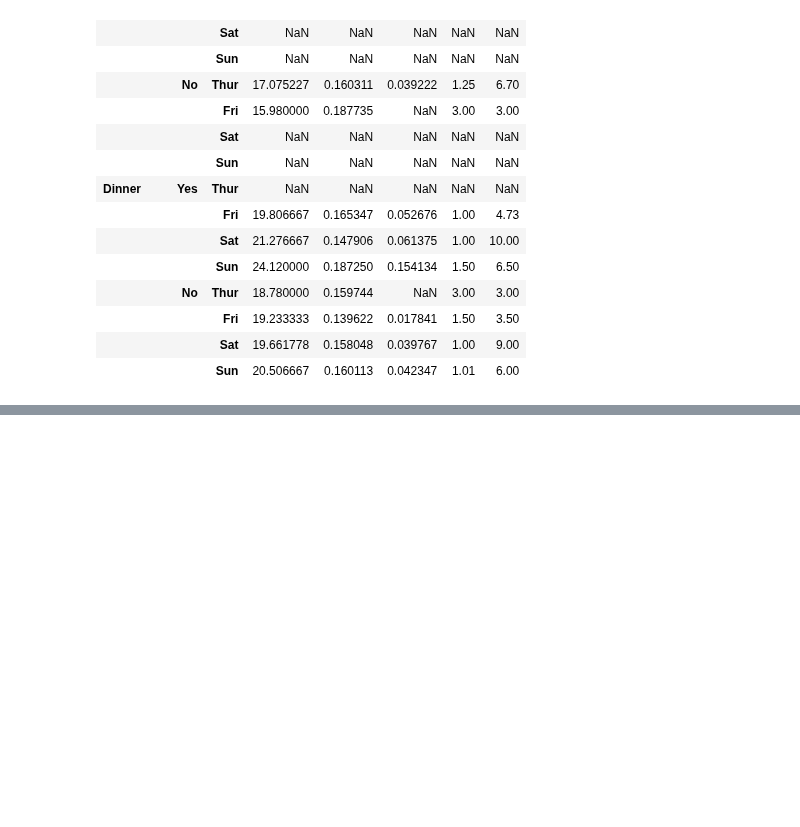
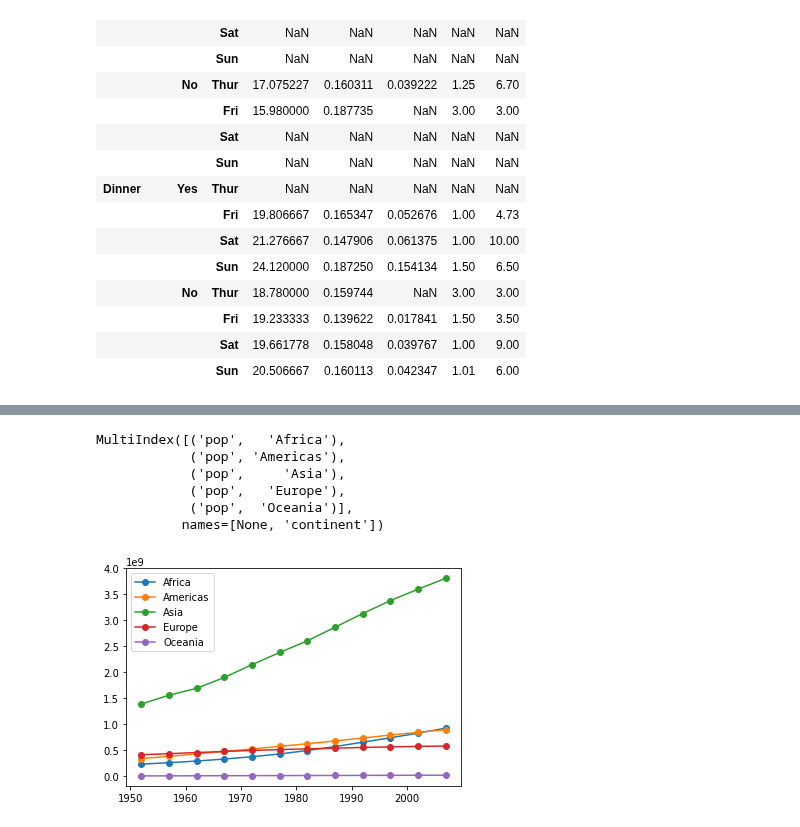
Before and after one commit to JakeOh/202011_itw_bd21, a Jupyter notebook: lab_da/da16_groupby.ipynb, the cells around one changed output, grey strips where cells are left out. Drawn from its saved outputs; the diff is of its cells as text; code cells hidden in the pictures; blank space fills up the shorter version.

```diff
--- a/lab_da/da16_groupby.ipynb
+++ b/lab_da/da16_groupby.ipynb
@@ -696,2 +697,6 @@ tips.groupby(by=['time', 'smoker', 'day'])[['total_bill', 'tip_pct', 'tip']].agg
 *   선그래프(x축-연도, y축-인구, 색깔-대륙) 그릴 수 있도록 groupby 결과를 변형
 *   선그래프 시각화
+# %%
+file_path = 'https://github.com/JakeOh/202011_itw_bd21/raw/main/datasets/gapminder.tsv'
+gapminder = pd.read_csv(file_path, sep='\t')
+gapminder.head()
@@ -697,0 +739,3 @@ tips.groupby(by=['time', 'smoker', 'day'])[['total_bill', 'tip_pct', 'tip']].agg
+# %%
+grouped = gapminder.groupby(by=['year', 'continent'])[['pop']].sum()
+grouped
@@ -697,0 +761,3 @@ tips.groupby(by=['time', 'smoker', 'day'])[['total_bill', 'tip_pct', 'tip']].agg
+# %%
+df = grouped.unstack()
+df
@@ -697,0 +797,20 @@ tips.groupby(by=['time', 'smoker', 'day'])[['total_bill', 'tip_pct', 'tip']].agg
+# %%
+df.columns
+# %% [output]
+MultiIndex([('pop',   'Africa'),
+            ('pop', 'Americas'),
+            ('pop',     'Asia'),
+            ('pop',   'Europe'),
+            ('pop',  'Oceania')],
+           names=[None, 'continent'])
+# %%
+# plt.plot(df.index, df[('pop', 'Asia')], 'o-')
+# plt.plot(df.index, df[('pop', 'Africa')], 'o-')
+# plt.plot(df.index, df[('pop', 'Americas')], 'o-')
+for col in df.columns:
+    plt.plot(df.index, df[col], 'o-', label=col[1])
+
+plt.legend()
+plt.show()
+# %% [output]
+[figure, added]
```
Also changed, not shown: parts of 12 cells of this notebook.
